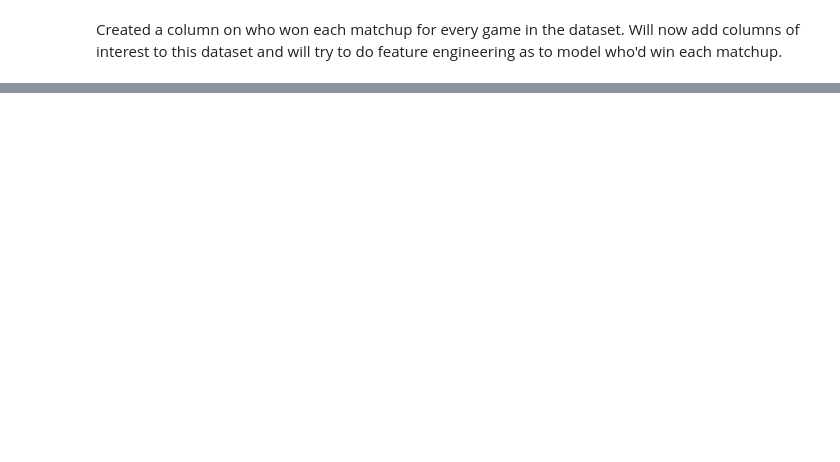
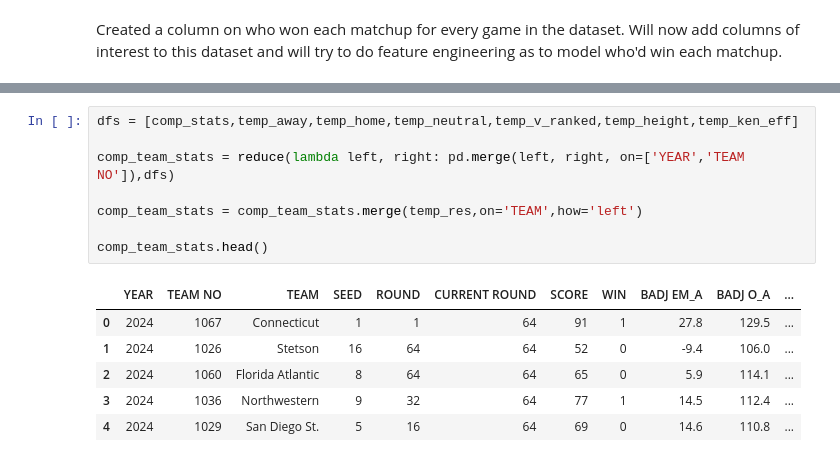
Before and after one commit to nicholaskim1004/MarchMadness, a Jupyter notebook: madness.ipynb, the cells around one changed output, grey strips where cells are left out. Saved outputs shown, nothing was run; the diff lists cells and outputs as text; blank space fills up the shorter version.

```diff
--- a/madness.ipynb
+++ b/madness.ipynb
@@ -125,0 +127,15 @@ team_matchups.head()
+# %%
+dfs = [comp_stats,temp_away,temp_home,temp_neutral,temp_v_ranked,temp_height,temp_ken_eff]
+
+comp_team_stats = reduce(lambda left, right: pd.merge(left, right, on=['YEAR','TEAM NO']),dfs)
+
+comp_team_stats = comp_team_stats.merge(temp_res,on='TEAM',how='left')
+
+comp_team_stats.head()
+# %% [output]
+|  | YEAR | TEAM NO | TEAM | SEED | ROUND | CURRENT ROUND | SCORE | WIN | BADJ EM_A | BADJ O_A | ... |
+| 0 | 2024 | 1067 | Connecticut | 1 | 1 | 64 | 91 | 1 | 27.8 | 129.5 | ... |
+| 1 | 2024 | 1026 | Stetson | 16 | 64 | 64 | 52 | 0 | -9.4 | 106.0 | ... |
+| 2 | 2024 | 1060 | Florida Atlantic | 8 | 64 | 64 | 65 | 0 | 5.9 | 114.1 | ... |
+| 3 | 2024 | 1036 | Northwestern | 9 | 32 | 64 | 77 | 1 | 14.5 | 112.4 | ... |
+| 4 | 2024 | 1029 | San Diego St. | 5 | 16 | 64 | 69 | 0 | 14.6 | 110.8 | ... |
```
Also changed, not shown: parts of 13 cells of this notebook, 1 other file.
